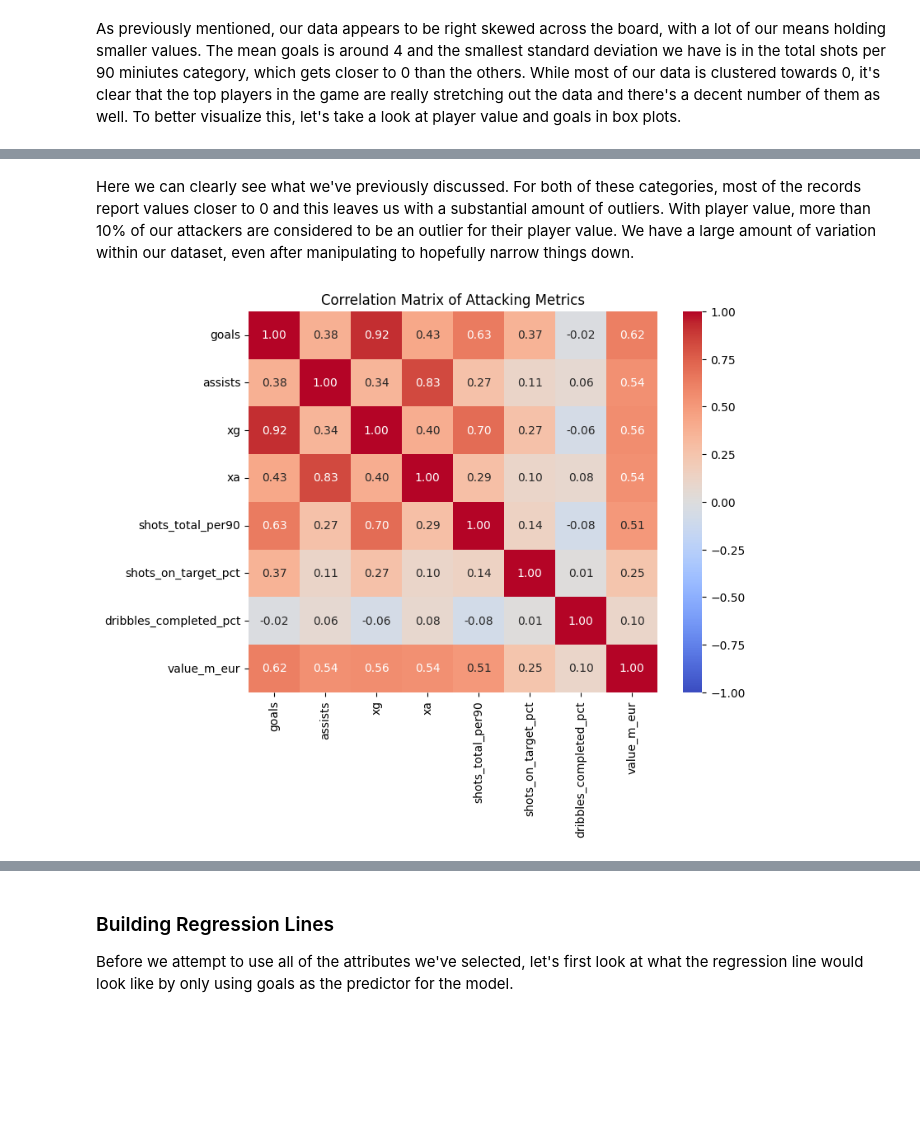
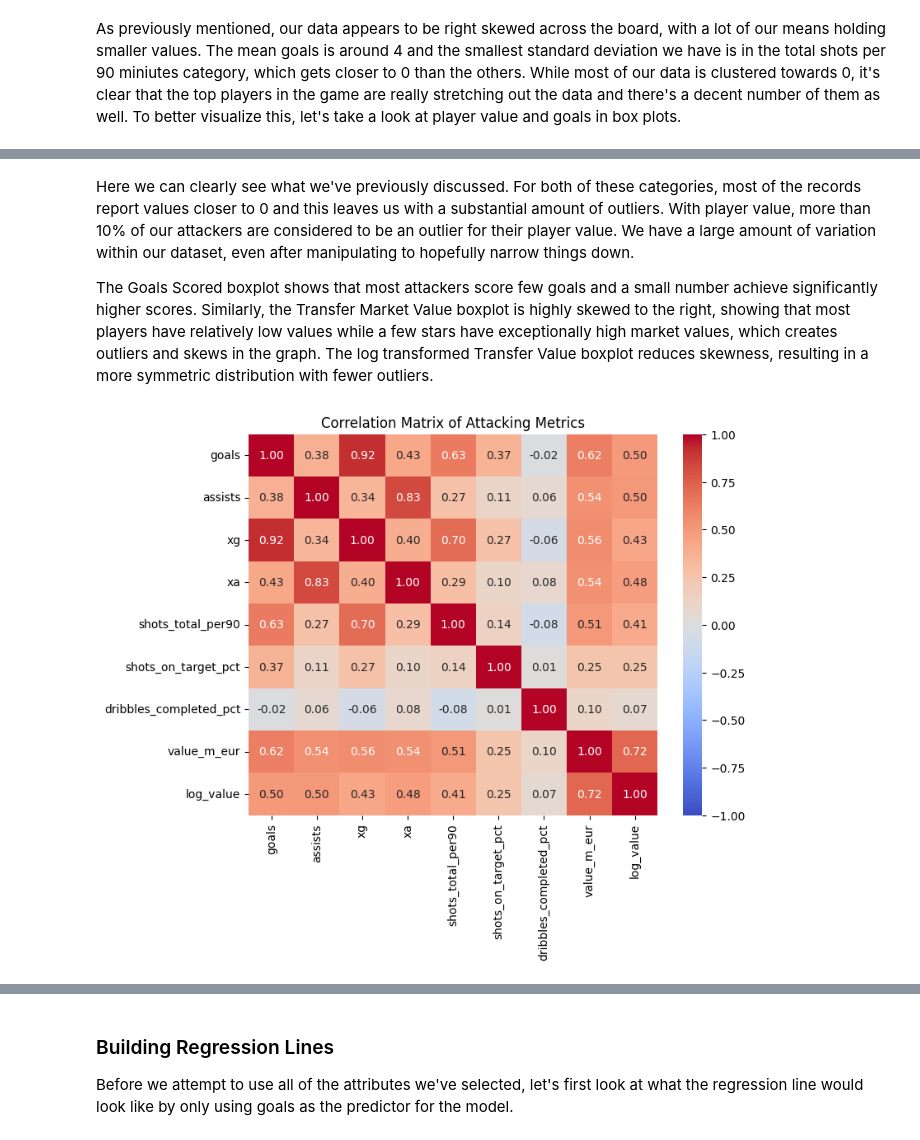
Before and after one commit to AbrahamKAustin/Key-Determinants-of-Soccer-FW-Value, a Jupyter notebook: Goal_To_Transfer_Value_New.ipynb, the cells around one changed output, grey strips where cells are left out. Drawn from its saved outputs; the diff is of its cells as text; code cells hidden in the pictures; blank space fills up the shorter version.

```diff
--- a/Goal_To_Transfer_Value_New.ipynb
+++ b/Goal_To_Transfer_Value_New.ipynb
@@ -149,15 +163,16 @@ plt.show()
 # %% [markdown]
 Here we can clearly see what we've previously discussed. For both of these categories, most of the records report values closer to 0 and this leaves us with a substantial amount of outliers. With player value, more than 10% of our attackers are considered to be an outlier for their player value. We have a large amount of variation within our dataset, even after manipulating to hopefully narrow things down.
+
+The Goals Scored boxplot shows that most attackers score few goals and a small number achieve significantly higher scores. Similarly, the Transfer Market Value boxplot is highly skewed to the right, showing that most players have relatively low values while a few stars have exceptionally high market values, which creates outliers and skews in the graph. The log transformed Transfer Value boxplot reduces skewness, resulting in a more symmetric distribution with fewer outliers.
 # %%
-cols = ["goals", "assists", "xg", "xa", "shots_total_per90", "shots_on_target_pct", "dribbles_completed_pct", "value_m_eur"]
+cols = ["goals", "assists", "xg", "xa", "shots_total_per90", "shots_on_target_pct", "dribbles_completed_pct", "value_m_eur", "log_value"]
 corr = fw[cols].corr()
 plt.figure(figsize=(8,6))
-#https://stackoverflow.com/questions/65988614/visualizing-a-huge-correlation-matrix-in-python citation
 sns.heatmap(corr, annot=True, fmt=".2f", cmap="coolwarm", vmin=-1, vmax=1)
 plt.title("Correlation Matrix of Attacking Metrics")
 plt.show()
 # %% [output]
-[figure, old version]
+[figure, new version]
 # %% [markdown]
 #### Correlation Coefficient
 Looking at all of the correlation coefficients for the attributes in one square, we can look at the bottom row to see the coefficients between value and the attributes we are observing. Of the attributes that we are analyzing it seems that goals, assists, xg, and xa, are the only attributes with any sort of correlation to player value. Goals and asissts make logical sense here. In order to win games you must score goals and in order to score goals someone typically must pass to them, so it makes sense that attacking players who record more goals and assists would therefore have higher values as they do what it takes to win games. Xa and xa unsurprisingly follow goals and assits as these attributes are closely tied together. Typically when a player has a higher xg/xa stat, it's safe to assume that some of those expected goals/asissts actually turned into goals/assits.
```
Also changed, not shown: parts of 19 cells of this notebook, 1 other file.
